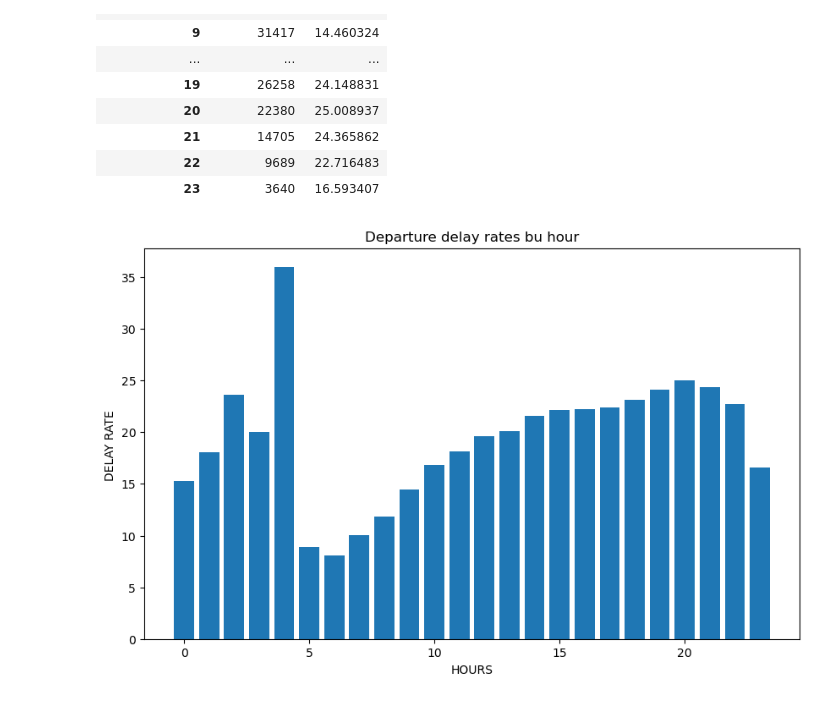
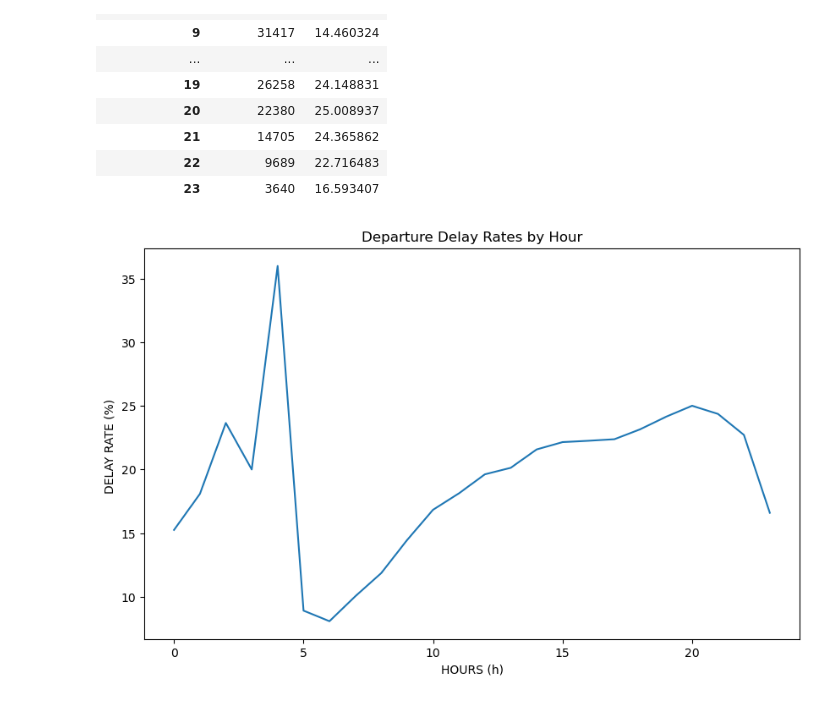
Before and after one commit to bacoscamadalina/flight-delay-prediction, a Jupyter notebook: 01_data_exploration.ipynb, the cells around one changed output. Saved outputs shown, nothing was run; the diff lists cells and outputs as text; code cells hidden in the pictures.

```diff
--- a/01_data_exploration.ipynb
+++ b/01_data_exploration.ipynb
@@ -145,7 +145,7 @@ Cancelled flights will be excluded from the initial departure delay classificati
 ## TARGET DISTRIBUTION & CLASS IMBALANCE
 # %%
 # Define the eligible flight population for the initial classification experiment.
-model_df = df[(df["CANCELLED"]==0) & (df["DEP_DEL15"].notna())]
+model_df = df[(df["CANCELLED"]==0) & (df["DEP_DEL15"].notna())].copy()
 model_df
 # %% [output]
 |  | DAY_OF_WEEK | FL_DATE | OP_UNIQUE_CARRIER | OP_CARRIER_FL_NUM | ORIGIN | DEST | CRS_DEP_TIME | DEP_TIME | ... |
@@ -477,13 +477,13 @@ new_df2
 # %%
 # Visualize departure delay rates by hour.
 plt.figure(figsize=(10,6))
 
-plt.bar(delay_rates2 .index,delay_rates2 .values)
+plt.plot(delay_rates2 .index,delay_rates2 .values)
 
-plt.xlabel("HOURS")
-plt.ylabel("DELAY RATE ")
-plt.title("Departure delay rates bu hour")
+plt.xlabel("HOURS (h)")
+plt.ylabel("DELAY RATE (%) ")
+plt.title("Departure Delay Rates by Hour")
 
 plt.show()
 # %% [output]
-[figure, old version]
+[figure, new version]
```
Also changed, not shown: parts of 65 cells of this notebook, 1 other file.
